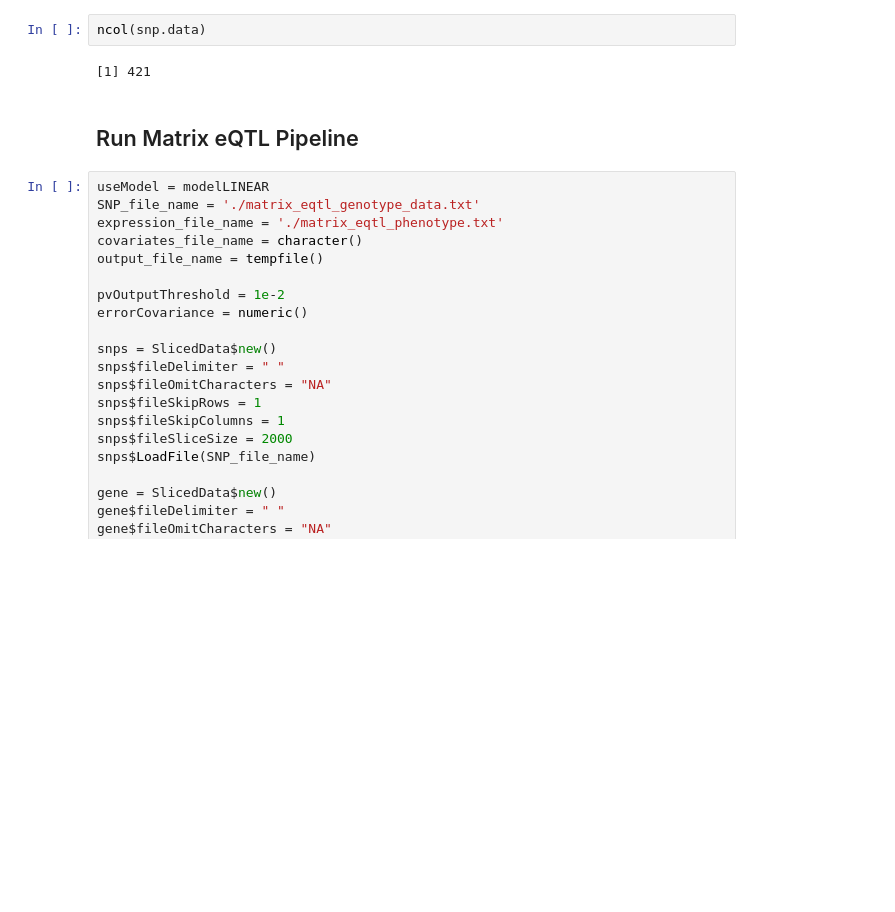
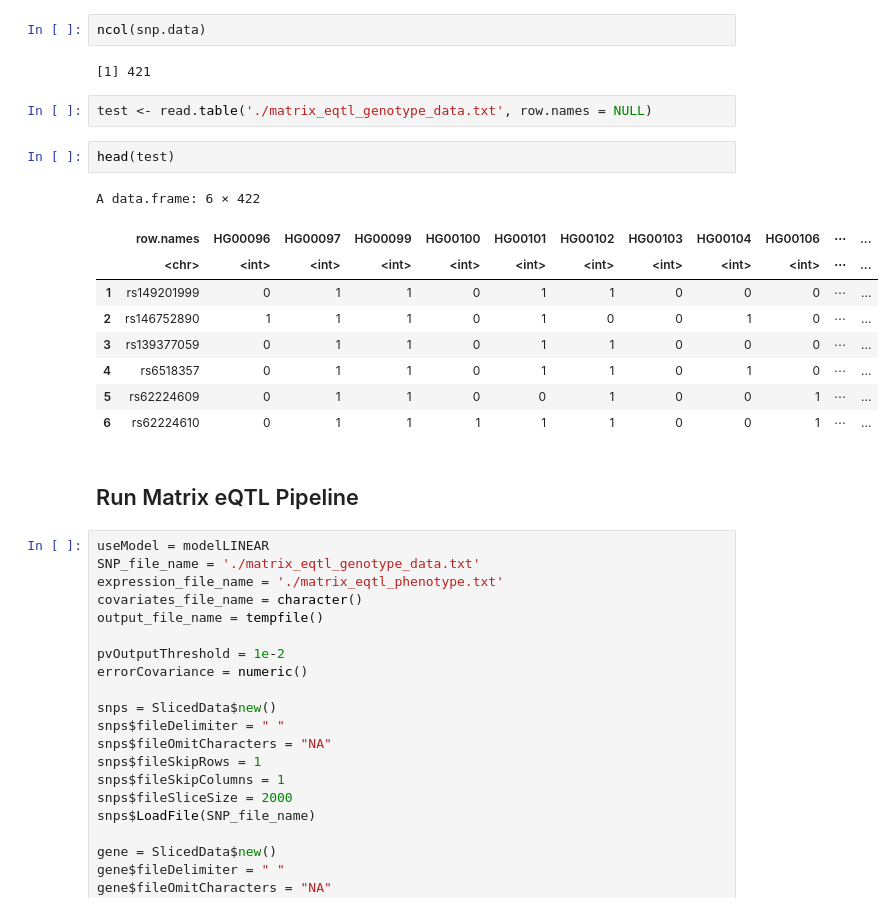
Before and after one commit to somet3000/eqtl-analysis, a Jupyter notebook: notebooks/eqtl_analysis.ipynb, the cells around one changed output. Drawn from its saved outputs; the diff is of its cells as text; blank space fills up the shorter version.

```diff
--- a/notebooks/eqtl_analysis.ipynb
+++ b/notebooks/eqtl_analysis.ipynb
@@ -162,6 +162,20 @@ nrow(snp.df)
 ncol(snp.data)
 # %% [output]
 [1] 421
+# %%
+test <- read.table('./matrix_eqtl_genotype_data.txt', row.names = NULL)
+# %%
+head(test)
+# %% [output]
+A data.frame: 6 × 422
+|  | row.names | HG00096 | HG00097 | HG00099 | HG00100 | HG00101 | HG00102 | HG00103 | HG00104 | HG00106 | ⋯ | ... |
+|  | <chr> | <int> | <int> | <int> | <int> | <int> | <int> | <int> | <int> | <int> | ⋯ | ... |
+| 1 | rs149201999 | 0 | 1 | 1 | 0 | 1 | 1 | 0 | 0 | 0 | ⋯ | ... |
+| 2 | rs146752890 | 1 | 1 | 1 | 0 | 1 | 0 | 0 | 1 | 0 | ⋯ | ... |
+| 3 | rs139377059 | 0 | 1 | 1 | 0 | 1 | 1 | 0 | 0 | 0 | ⋯ | ... |
+| 4 | rs6518357 | 0 | 1 | 1 | 0 | 1 | 1 | 0 | 1 | 0 | ⋯ | ... |
+| 5 | rs62224609 | 0 | 1 | 1 | 0 | 0 | 1 | 0 | 0 | 1 | ⋯ | ... |
+| 6 | rs62224610 | 0 | 1 | 1 | 1 | 1 | 1 | 0 | 0 | 1 | ⋯ | ... |
 # %% [markdown]
 ## Run Matrix eQTL Pipeline
 # %%
```
Also changed, not shown: parts of 7 cells of this notebook.
